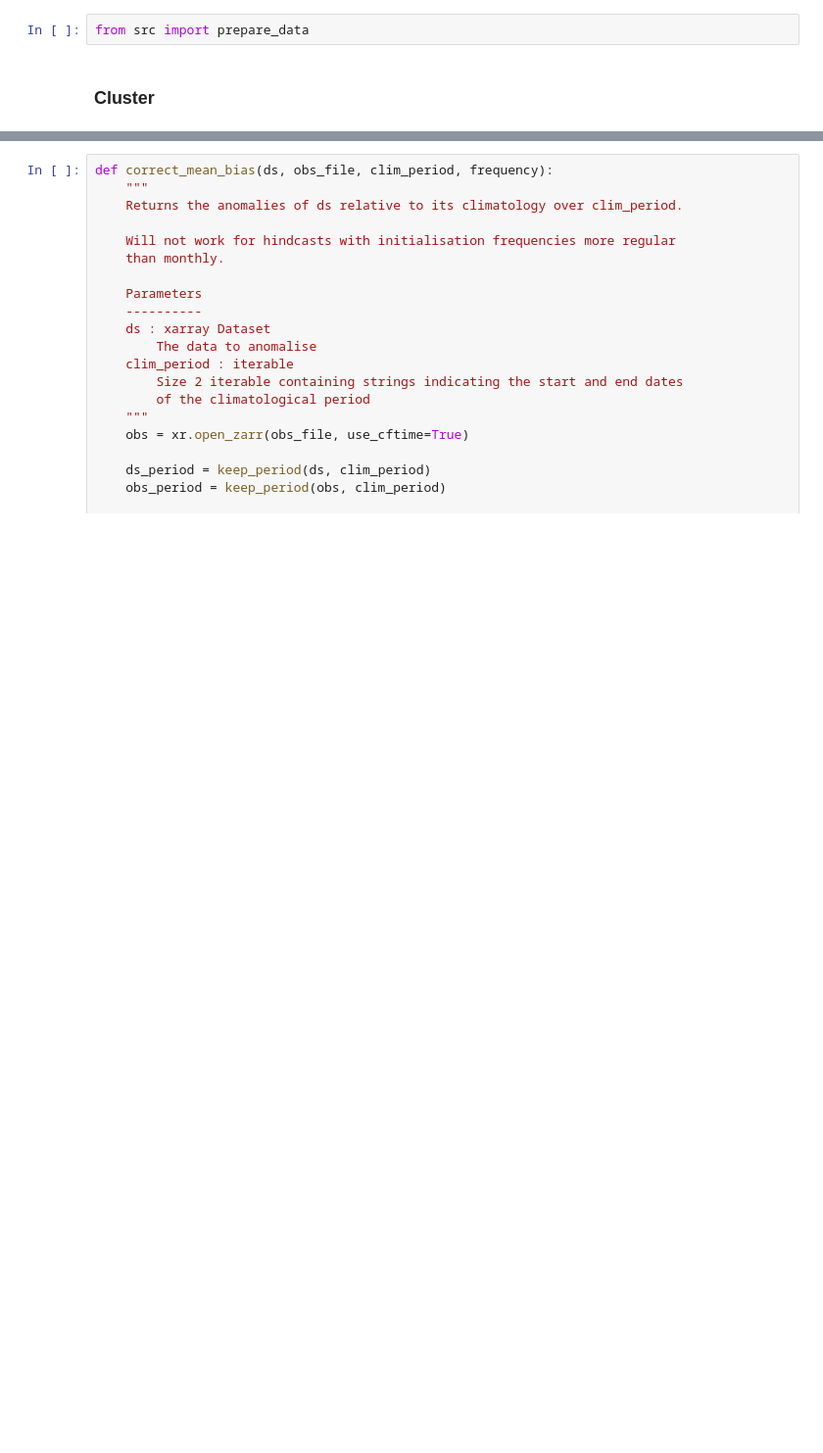
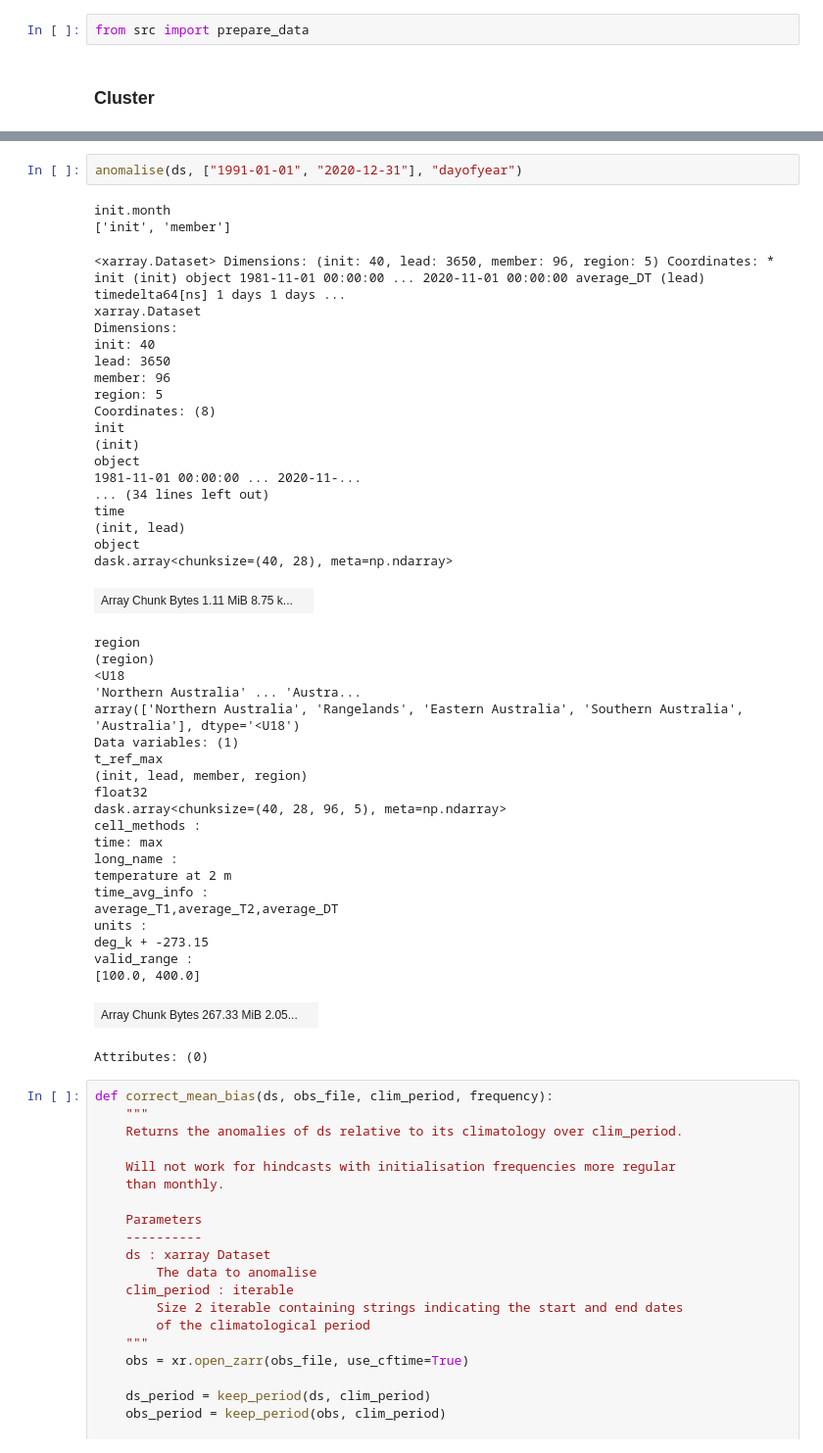
Before and after one commit to dougiesquire/CAFE-f6_documentation, a Jupyter notebook: notebooks/exploratory/prepare_data.ipynb, the cells around one changed output, grey strips where cells are left out. Shown at 98% size. Drawn from its saved outputs; the diff is of its cells as text; blank space fills up the shorter version.

```diff
--- a/notebooks/exploratory/prepare_data.ipynb
+++ b/notebooks/exploratory/prepare_data.ipynb
@@ -100,3 +102,48 @@ def anomalise(ds, clim_period, frequency):
+# %%
+anomalise(ds, ["1991-01-01", "2020-12-31"], "dayofyear")
+# %% [output]
+init.month
+['init', 'member']
+<xarray.Dataset> Dimensions: (init: 40, lead: 3650, member: 96, region: 5) Coordinates: * init (init) object 1981-11-01 00:00:00 ... 2020-11-01 00:00:00 average_DT (lead) timedelta64[ns] 1 days 1 days ...
+xarray.Dataset
+Dimensions:
+init: 40
+lead: 3650
+member: 96
+region: 5
+Coordinates: (8)
+init
+(init)
+object
+1981-11-01 00:00:00 ... 2020-11-...
+... (34 lines left out)
+time
+(init, lead)
+object
+dask.array<chunksize=(40, 28), meta=np.ndarray>
+| Array Chunk Bytes 1.11 MiB 8.75 k... |  |
+region
+(region)
+<U18
+'Northern Australia' ... 'Austra...
+array(['Northern Australia', 'Rangelands', 'Eastern Australia', 'Southern Australia', 'Australia'], dtype='<U18')
+Data variables: (1)
+t_ref_max
+(init, lead, member, region)
+float32
+dask.array<chunksize=(40, 28, 96, 5), meta=np.ndarray>
+cell_methods :
+time: max
+long_name :
+temperature at 2 m
+time_avg_info :
+average_T1,average_T2,average_DT
+units :
+deg_k + -273.15
+valid_range :
+[100.0, 400.0]
+| Array Chunk Bytes 267.33 MiB 2.05... |  |
+Attributes: (0)
 # %%
 def correct_mean_bias(ds, obs_file, clim_period, frequency):
     """
```
Also changed, not shown: parts of 9 cells of this notebook, 21 other files.
